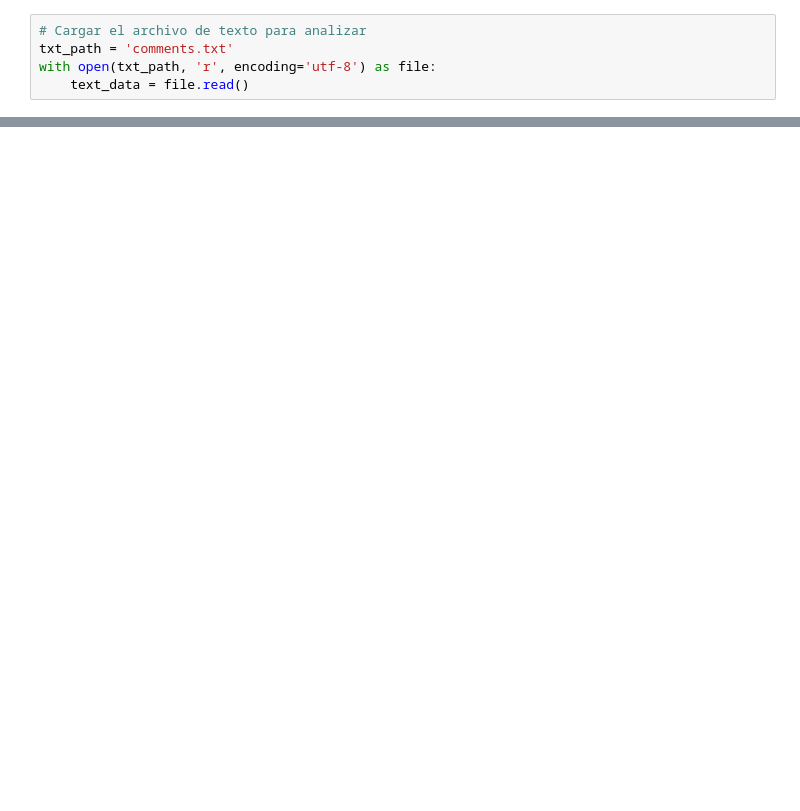
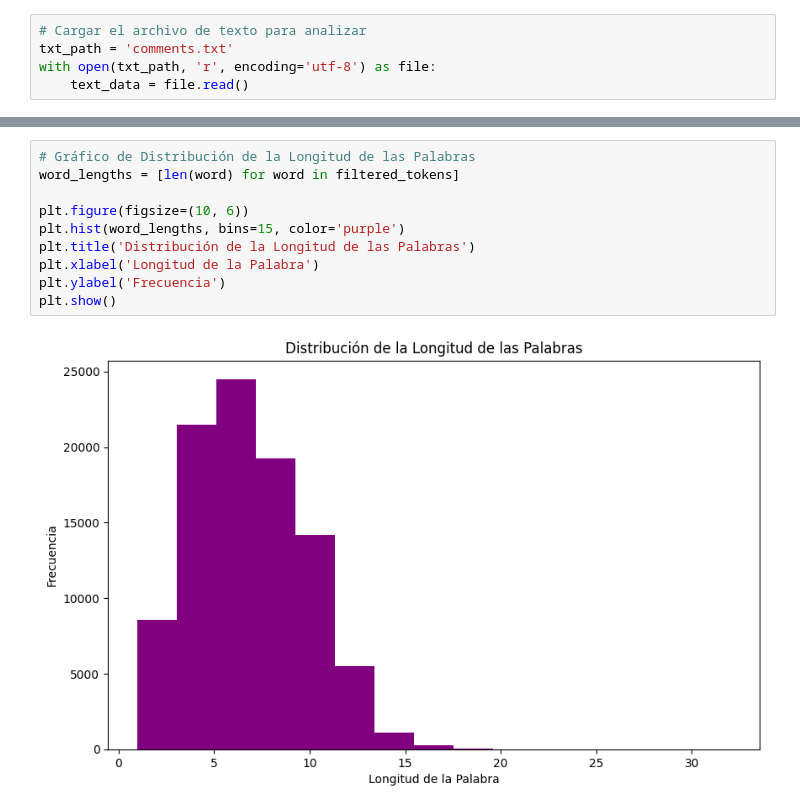
Before and after one commit to xepe10/ss2_pr2, a Jupyter notebook: ss2_pr2.ipynb, the cells around one changed output, grey strips where cells are left out. Saved outputs shown, nothing was run; the diff lists cells and outputs as text; blank space fills up the shorter version.

```diff
--- a/ss2_pr2.ipynb
+++ b/ss2_pr2.ipynb
@@ -144,3 +220,15 @@ Sentiment Scores: {'neg': 0.035, 'neu': 0.954, 'pos': 0.011, 'compound': -1.0}
+# %%
+# Gráfico de Distribución de la Longitud de las Palabras
+word_lengths = [len(word) for word in filtered_tokens]
+
+plt.figure(figsize=(10, 6))
+plt.hist(word_lengths, bins=15, color='purple')
+plt.title('Distribución de la Longitud de las Palabras')
+plt.xlabel('Longitud de la Palabra')
+plt.ylabel('Frecuencia')
+plt.show()
+# %% [output]
+[figure, added]
 # %%
 # Reconocimiento de entidades nombradas
 names = [word for word in tokens if word.istitle()]
```
Also changed, not shown: parts of 21 cells of this notebook.
